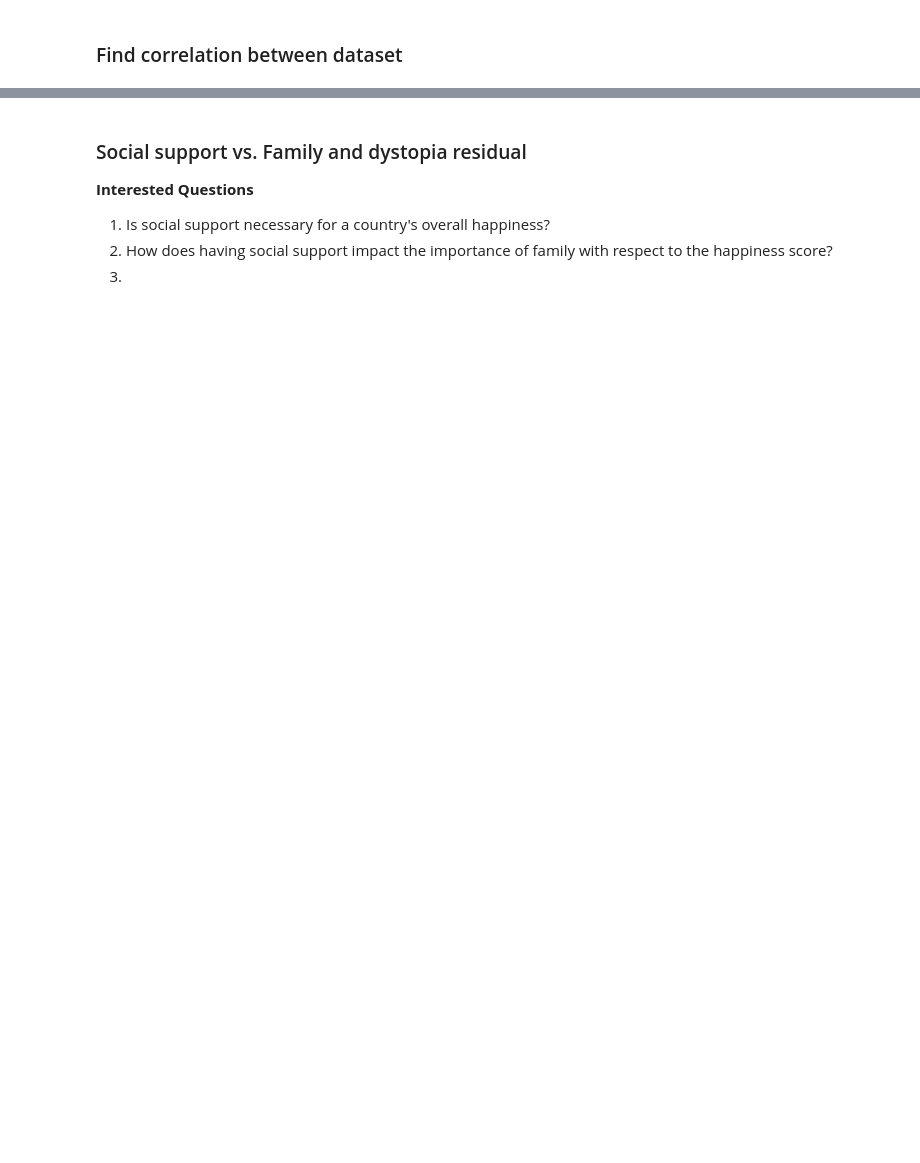
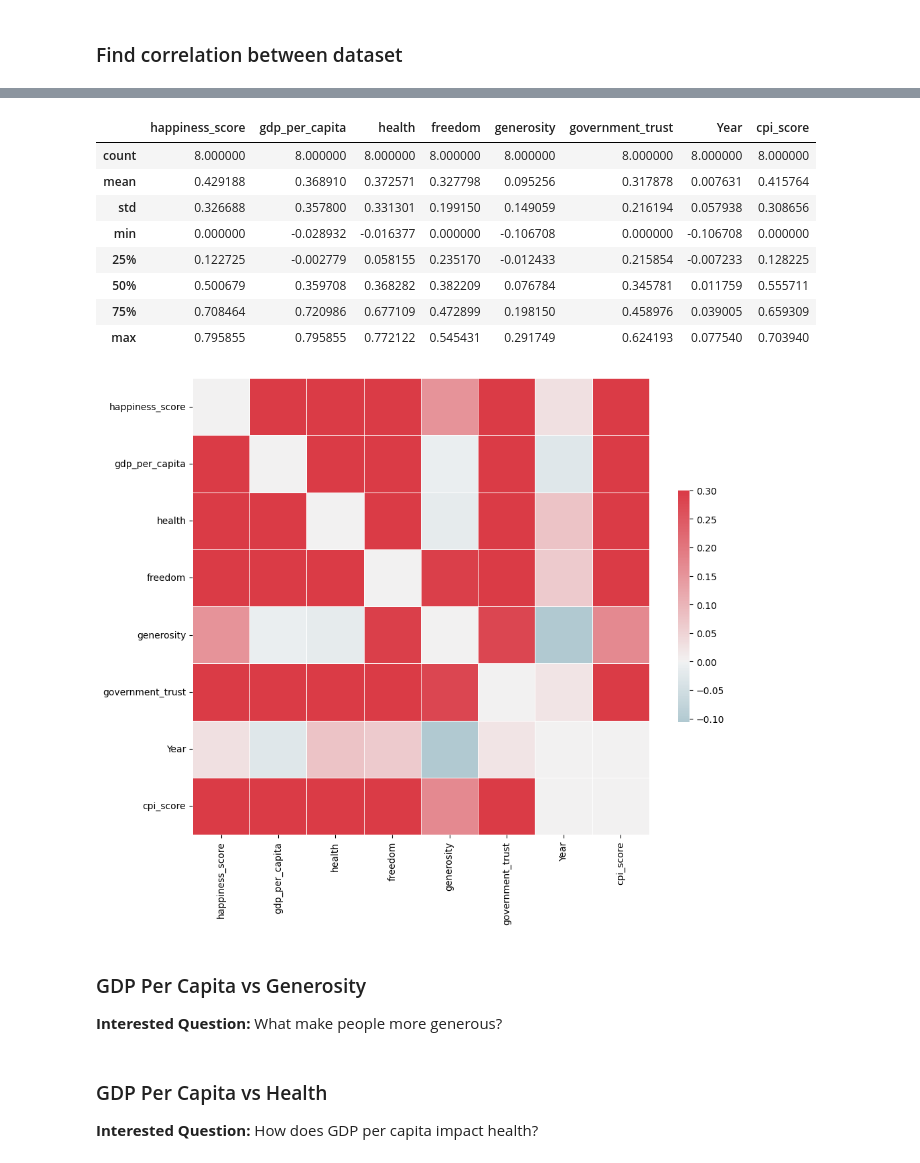
Before and after one commit to sudo-lucifer/eda-project, a Jupyter notebook: EDA_Project.ipynb, the cells around one changed output, grey strips where cells are left out. Saved outputs shown, nothing was run; the diff lists cells and outputs as text; code cells hidden in the pictures; blank space fills up the shorter version.

Commit message:
Added two questions

```diff
--- a/EDA_Project.ipynb
+++ b/EDA_Project.ipynb
@@ -46,6 +53,20 @@ sns.heatmap(corr, cmap=cmap, vmax=.3, center=0,
+# %%
+# Without social support
+find_coorelation(no_social_support_df)
+# %% [output]
+|  | happiness_score | gdp_per_capita | health | freedom | generosity | government_trust | Year | cpi_score |
+| count | 8.000000 | 8.000000 | 8.000000 | 8.000000 | 8.000000 | 8.000000 | 8.000000 | 8.000000 |
+| mean | 0.429188 | 0.368910 | 0.372571 | 0.327798 | 0.095256 | 0.317878 | 0.007631 | 0.415764 |
+| std | 0.326688 | 0.357800 | 0.331301 | 0.199150 | 0.149059 | 0.216194 | 0.057938 | 0.308656 |
+| min | 0.000000 | -0.028932 | -0.016377 | 0.000000 | -0.106708 | 0.000000 | -0.106708 | 0.000000 |
+| 25% | 0.122725 | -0.002779 | 0.058155 | 0.235170 | -0.012433 | 0.215854 | -0.007233 | 0.128225 |
+| 50% | 0.500679 | 0.359708 | 0.368282 | 0.382209 | 0.076784 | 0.345781 | 0.011759 | 0.555711 |
+| 75% | 0.708464 | 0.720986 | 0.677109 | 0.472899 | 0.198150 | 0.458976 | 0.039005 | 0.659309 |
+| max | 0.795855 | 0.795855 | 0.772122 | 0.545431 | 0.291749 | 0.624193 | 0.077540 | 0.703940 |
+[figure, added]
 # %% [markdown]
-### Social support vs. Family and dystopia residual
-**Interested Questions**
-1. Is social support necessary for a country's overall happiness?
-2. How does having social support impact the importance of family with respect to the happiness score?
-3.
+### GDP Per Capita vs Generosity
+**Interested Question:** What make people more generous?
+# %% [markdown]
+### GDP Per Capita vs Health
+**Interested Question:** How does GDP per capita impact health?
```
Also changed, not shown: parts of 4 cells of this notebook.
